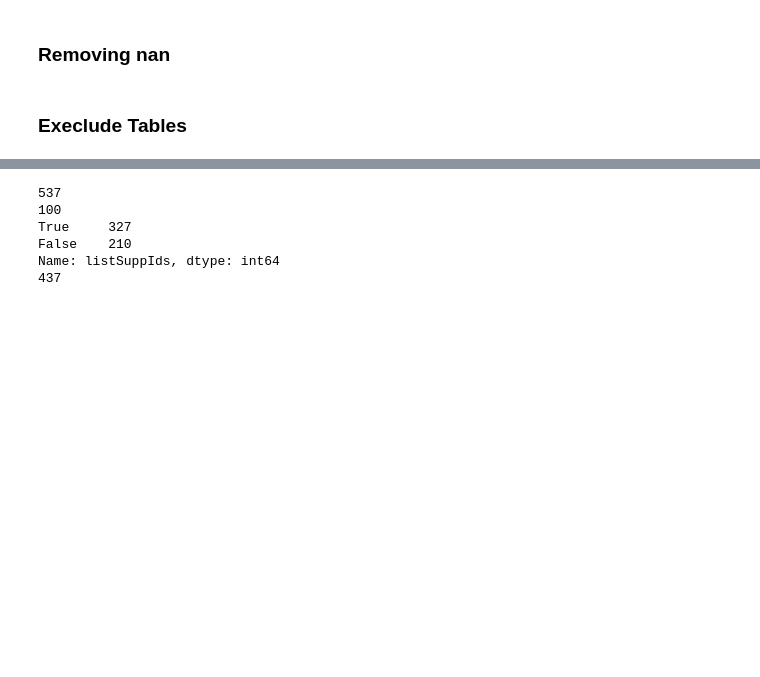
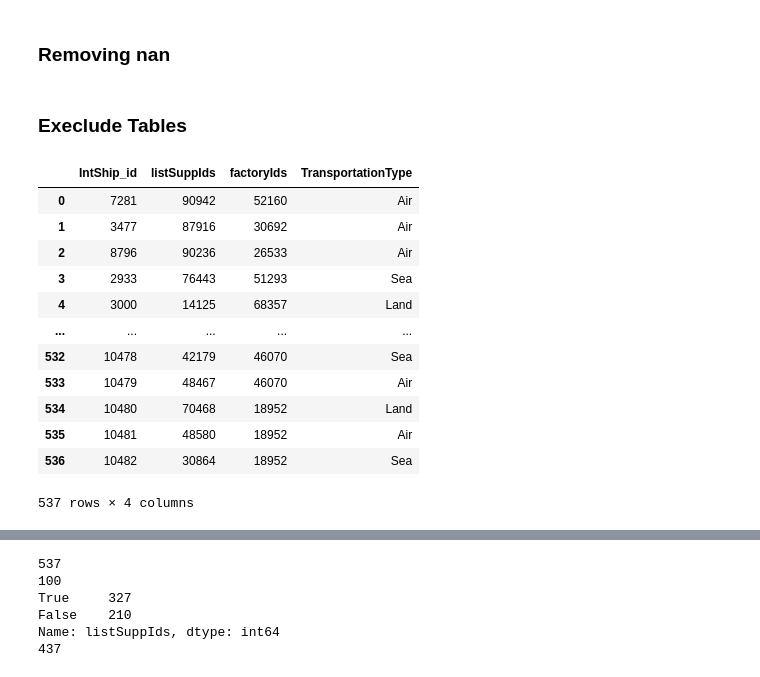
Before and after one commit to omargalal20/Supply-Chain-Data-Analysis, a Jupyter notebook: DataAnalysis.ipynb, the cells around one changed output, grey strips where cells are left out. Cells and saved outputs as stored; diff of their text form; code cells hidden in the pictures; blank space fills up the shorter version.

```diff
--- a/DataAnalysis.ipynb
+++ b/DataAnalysis.ipynb
@@ -600,6 +616,22 @@ for table in All_dfs:
 # All_dfs = {key: value for key, value in All_dfs.items()
 #            if key not in ["products","warehouses","manufacturing"]}
 # All_dfs.keys()
+# %%
+All_dfs['ssintship']
+# %% [output]
+|  | IntShip_id | listSuppIds | factoryIds | TransportationType |
+| 0 | 7281 | 90942 | 52160 | Air |
+| 1 | 3477 | 87916 | 30692 | Air |
+| 2 | 8796 | 90236 | 26533 | Air |
+| 3 | 2933 | 76443 | 51293 | Sea |
+| 4 | 3000 | 14125 | 68357 | Land |
+| ... | ... | ... | ... | ... |
+| 532 | 10478 | 42179 | 46070 | Sea |
+| 533 | 10479 | 48467 | 46070 | Air |
+| 534 | 10480 | 70468 | 18952 | Land |
+| 535 | 10481 | 48580 | 18952 | Air |
+| 536 | 10482 | 30864 | 18952 | Sea |
+537 rows × 4 columns
 # %%
 All_dfs['ssintorders']
 # %% [output]
```
Also changed, not shown: parts of 9 cells of this notebook, 18 other files.
